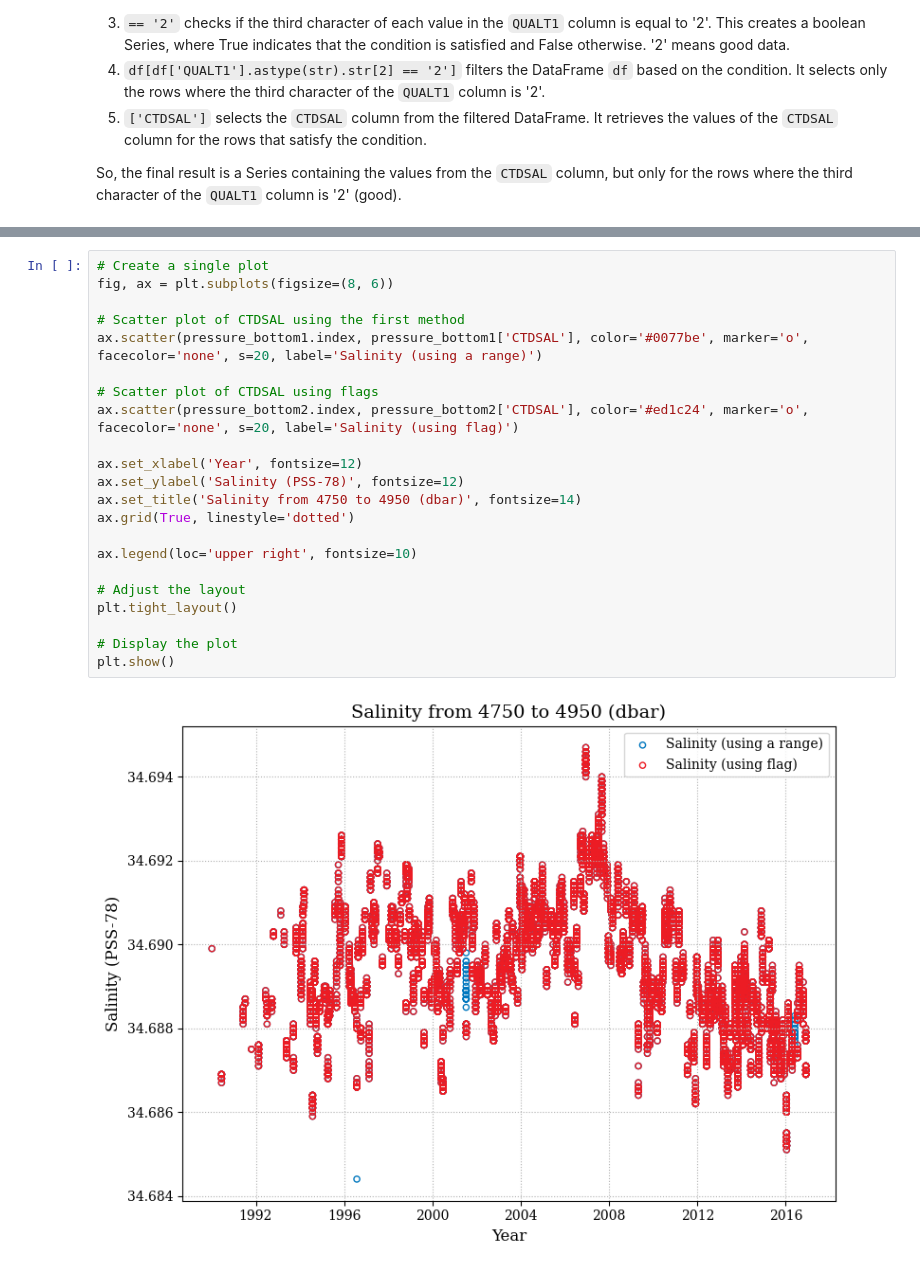
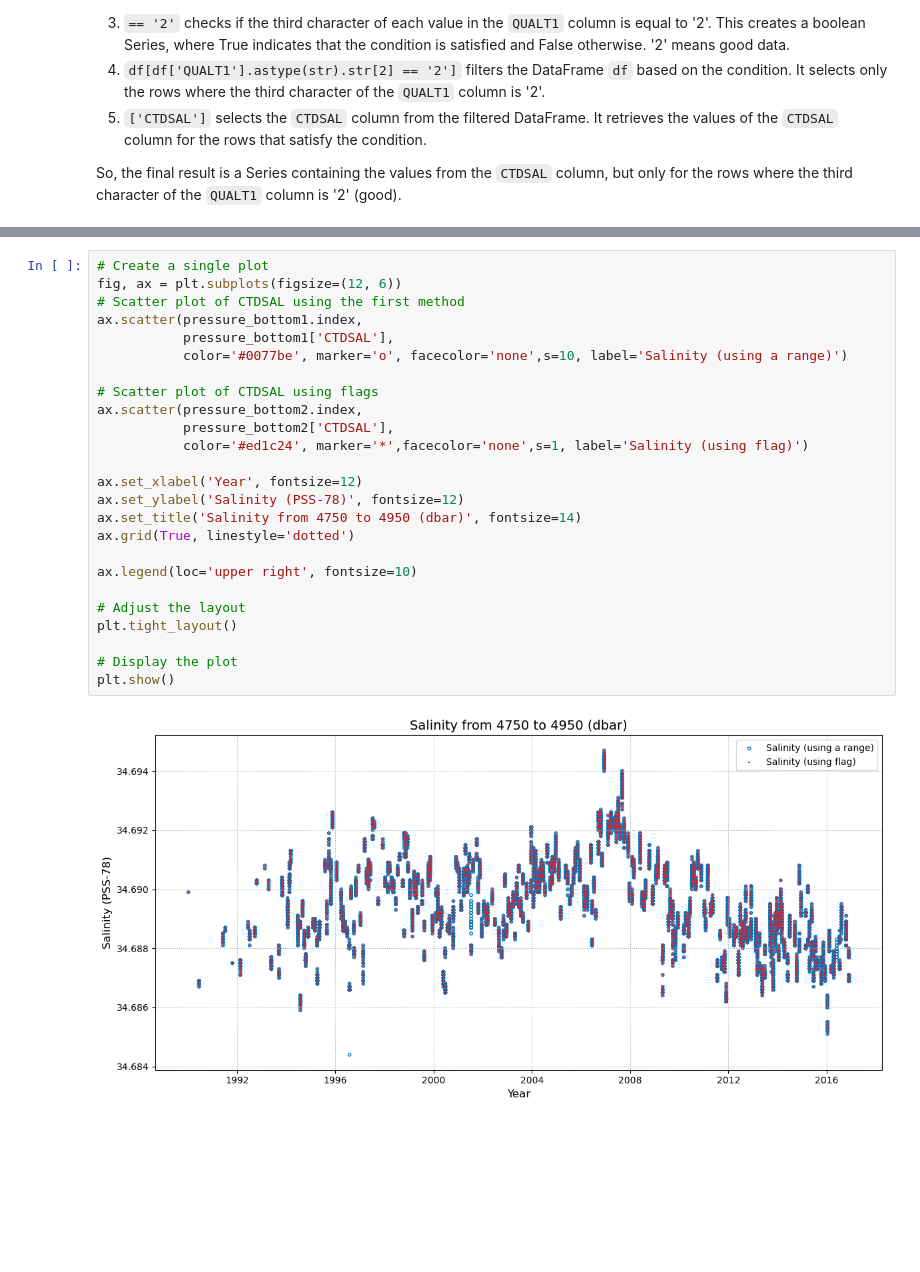
Before and after one commit to fcarvalhopacheco/datacamp-python, a Jupyter notebook: 02.intermediate_python/02.dictionaries.ipynb, the cells around one changed output, grey strips where cells are left out. Drawn from its saved outputs; the diff is of its cells as text; blank space fills up the shorter version.

```diff
--- a/02.intermediate_python/02.dictionaries.ipynb
+++ b/02.intermediate_python/02.dictionaries.ipynb
@@ -472,24 +472,27 @@ KeyError: 'CTDMP'
 # %%
 # Create a single plot
-fig, ax = plt.subplots(figsize=(8, 6))
-
+fig, ax = plt.subplots(figsize=(12, 6))
 # Scatter plot of CTDSAL using the first method
-ax.scatter(pressure_bottom1.index, pressure_bottom1['CTDSAL'], color='#0077be', marker='o', facecolor='none', s=20, label='Salinity (using a range)')
+ax.scatter(pressure_bottom1.index,
+           pressure_bottom1['CTDSAL'],
+           color='#0077be', marker='o', facecolor='none',s=10, label='Salinity (using a range)')
 
 # Scatter plot of CTDSAL using flags
-ax.scatter(pressure_bottom2.index, pressure_bottom2['CTDSAL'], color='#ed1c24', marker='o', facecolor='none', s=20, label='Salinity (using flag)')
+ax.scatter(pressure_bottom2.index,
+           pressure_bottom2['CTDSAL'],
+           color='#ed1c24', marker='*',facecolor='none',s=1, label='Salinity (using flag)')
 
 ax.set_xlabel('Year', fontsize=12)
 ax.set_ylabel('Salinity (PSS-78)', fontsize=12)
 ax.set_title('Salinity from 4750 to 4950 (dbar)', fontsize=14)
 ax.grid(True, linestyle='dotted')
 
 ax.legend(loc='upper right', fontsize=10)
 
 # Adjust the layout
 plt.tight_layout()
 
 # Display the plot
 plt.show()
 # %% [output]
-[figure, old version]
+[figure, new version]
```
Also changed, not shown: parts of 3 cells of this notebook.
